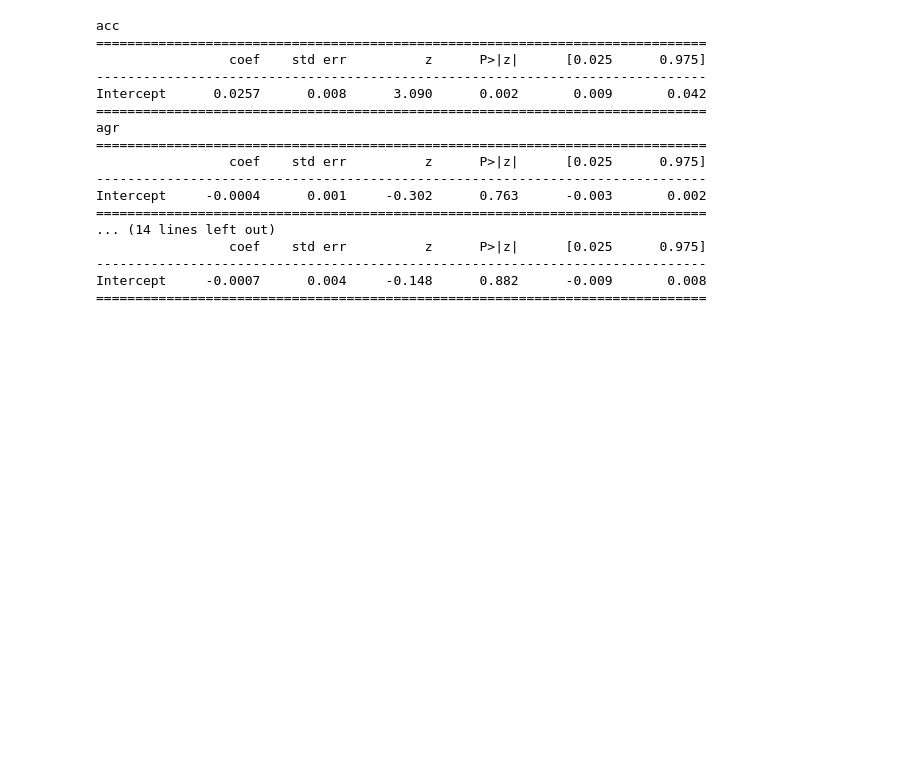
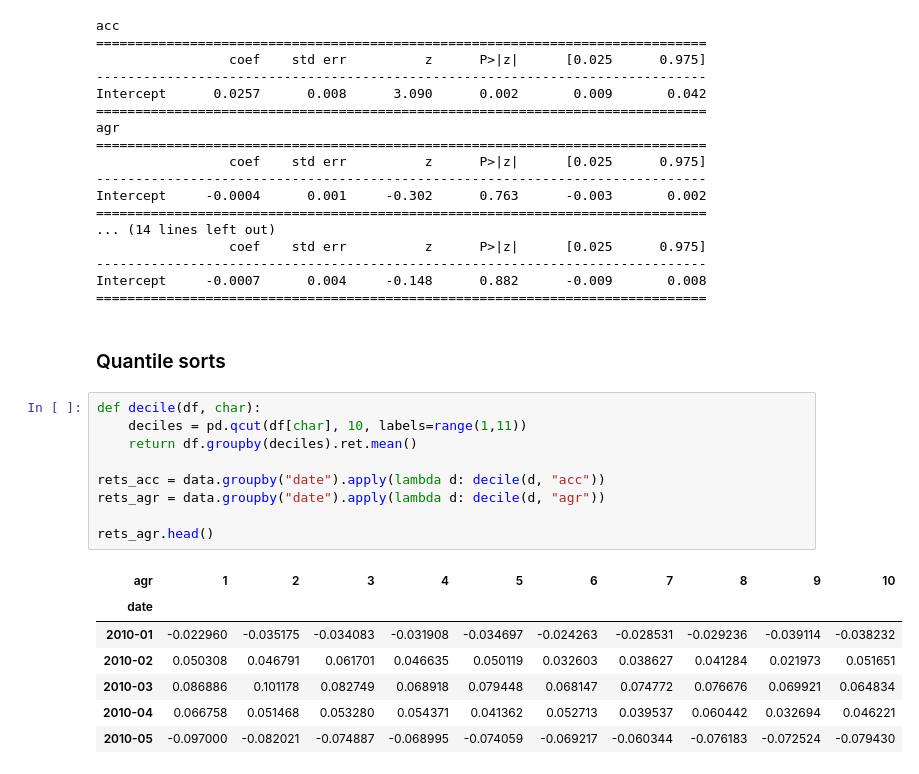
Before and after one commit to kerryback/busi520, a Jupyter notebook: AssetPricingRegressions.ipynb, the cells around one changed output. Drawn from its saved outputs; the diff is of its cells as text; blank space fills up the shorter version.

```diff
--- a/AssetPricingRegressions.ipynb
+++ b/AssetPricingRegressions.ipynb
@@ -141,3 +164,22 @@ Intercept     -0.0004      0.001     -0.302      0.763      -0.003       0.002
 ------------------------------------------------------------------------------
 Intercept     -0.0007      0.004     -0.148      0.882      -0.009       0.008
 ==============================================================================
+# %% [markdown]
+### Quantile sorts
+# %%
+def decile(df, char):
+    deciles = pd.qcut(df[char], 10, labels=range(1,11))
+    return df.groupby(deciles).ret.mean()
+
+rets_acc = data.groupby("date").apply(lambda d: decile(d, "acc"))
+rets_agr = data.groupby("date").apply(lambda d: decile(d, "agr"))
+
+rets_agr.head()
+# %% [output]
+| agr | 1 | 2 | 3 | 4 | 5 | 6 | 7 | 8 | 9 | 10 |
+| date |  |  |  |  |  |  |  |  |  |  |
+| 2010-01 | -0.022960 | -0.035175 | -0.034083 | -0.031908 | -0.034697 | -0.024263 | -0.028531 | -0.029236 | -0.039114 | -0.038232 |
+| 2010-02 | 0.050308 | 0.046791 | 0.061701 | 0.046635 | 0.050119 | 0.032603 | 0.038627 | 0.041284 | 0.021973 | 0.051651 |
+| 2010-03 | 0.086886 | 0.101178 | 0.082749 | 0.068918 | 0.079448 | 0.068147 | 0.074772 | 0.076676 | 0.069921 | 0.064834 |
+| 2010-04 | 0.066758 | 0.051468 | 0.053280 | 0.054371 | 0.041362 | 0.052713 | 0.039537 | 0.060442 | 0.032694 | 0.046221 |
+| 2010-05 | -0.097000 | -0.082021 | -0.074887 | -0.068995 | -0.074059 | -0.069217 | -0.060344 | -0.076183 | -0.072524 | -0.079430 |
```
Also changed, not shown: parts of 7 cells of this notebook.
